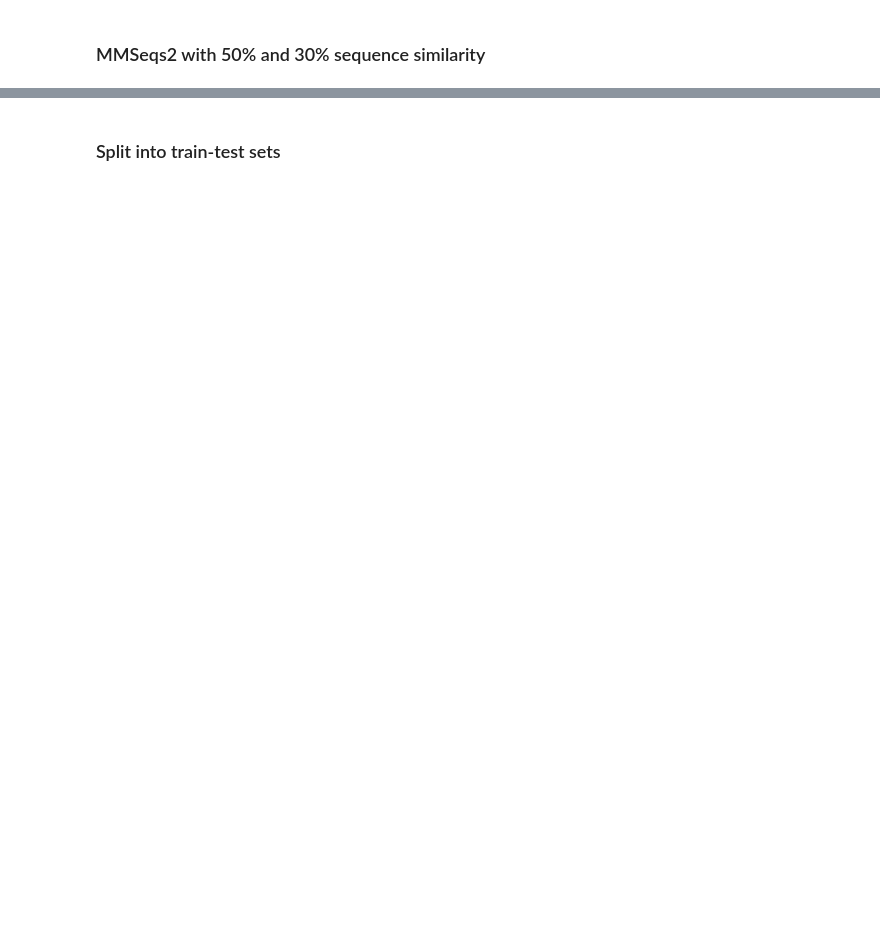
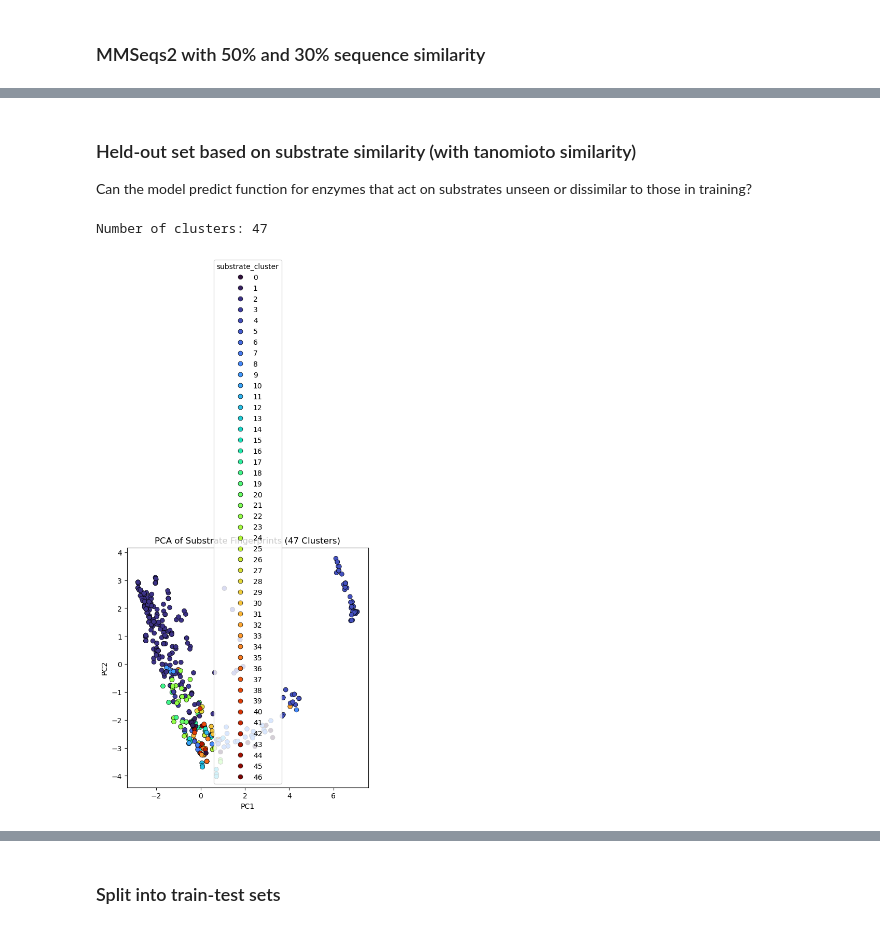
Before and after one commit to HelenSchmid/masterthesis, a Jupyter notebook: manuscript/N5_create_train_test_splits.ipynb, the cells around one changed output, grey strips where cells are left out. Cells and saved outputs as stored; diff of their text form; code cells hidden in the pictures; blank space fills up the shorter version.

Commit message:
Work on train-test splits

```diff
--- a/manuscript/N5_create_train_test_splits.ipynb
+++ b/manuscript/N5_create_train_test_splits.ipynb
@@ -37,8 +64,10 @@ df_mmseqs2_0p3 = df_mmseqs2_0p3.rename(columns={'mmseqs_representative_cluster_s
 # Keep only one representative cluster per UniprotID for merge purposes
 df_mmseqs2_0p3_dedup = df_mmseqs2_0p3.drop_duplicates(subset='UniprotID')
 
-df_mmseqs2 = df_mmseqs2_0p5.merge(
+df = df_mmseqs2_0p5.merge(
     df_mmseqs2_0p3_dedup[['UniprotID', 'mmseqs_representative_cluster_seq_0p3_similarity']],
     on='UniprotID', how='left')
-
-#df_mmseqs2.to_pickle('/nvme2/helen/masterthesis/manuscript/trainingdata/promiscuous_esterases_train_valid_all.pkl')
+# %% [markdown]
+### Held-out set based on substrate similarity (with tanomioto similarity)
+
+Can the model predict function for enzymes that act on substrates unseen or dissimilar to those in training?
@@ -44,0 +117,60 @@ df_mmseqs2 = df_mmseqs2_0p5.merge(
+# %%
+# Cluster substrates using Agglomerative Clustering
+
+from sklearn.cluster import AgglomerativeClustering
+
+agg_clustering = AgglomerativeClustering(
+    n_clusters=None,
+    distance_threshold=0.7, # Group substrates with Tanimoto similarity >= 0.5
+    metric='precomputed',
+    linkage='average'
+)
+
+unique_substrates_df['substrate_cluster'] = agg_clustering.fit_predict(substrate_distance_matrix)
+
+n_clusters = len(np.unique(unique_substrates_df['substrate_cluster']))
+print(f"Number of clusters: {n_clusters}")
+# %% [output]
+Number of clusters: 47
+# %%
+# PCA visualization of substrate clustering
+
+from sklearn.decomposition import PCA
+import matplotlib.pyplot as plt
+import seaborn as sns
+import numpy as np
+import matplotlib.cm as cm
+import matplotlib.colors as mcolors
+
+# Prepare fingerprint matrix
+fps = [np.array(list(fp.ToBitString()), dtype=int) for fp in unique_substrates_df['fingerprint']]
+fps_matrix = np.array(fps)
+
+# Apply PCA
+pca = PCA(n_components=2)
+fps_2d = pca.fit_transform(fps_matrix)
+
+# Define color palette
+num_clusters = unique_substrates_df['substrate_cluster'].nunique()
+norm = mcolors.Normalize(vmin=0, vmax=num_clusters - 1)
+cmap = cm.get_cmap('turbo', num_clusters)
+palette = [cmap(norm(i)) for i in range(num_clusters)]
+
+# Plot with clusters
+plt.figure(figsize=(6, 6))
+sns.scatterplot(
+    x=fps_2d[:, 0],
+    y=fps_2d[:, 1],
+    hue=unique_substrates_df['substrate_cluster'],
+    palette=palette,
+    s=40,
+    edgecolor='k',
+    legend = True
+)
+plt.title(f"PCA of Substrate Fingerprints ({n_clusters} Clusters)")
+plt.xlabel("PC1")
+plt.ylabel("PC2")
+plt.tight_layout()
+plt.show()
+# %% [output]
+[figure, added]
```
Also changed, not shown: parts of 16 cells of this notebook, 18 other files.
